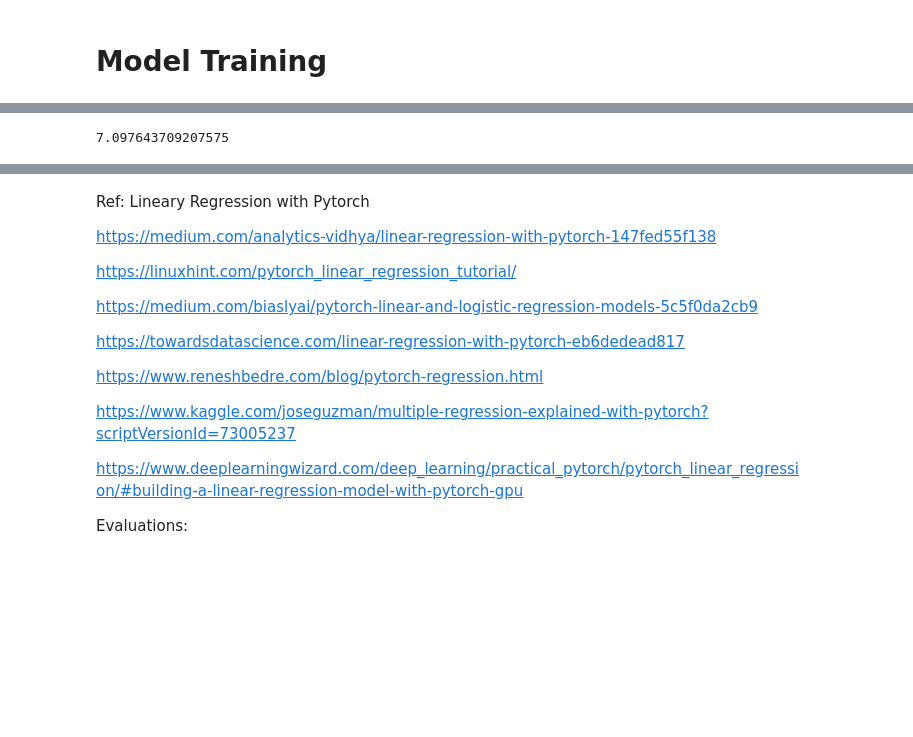
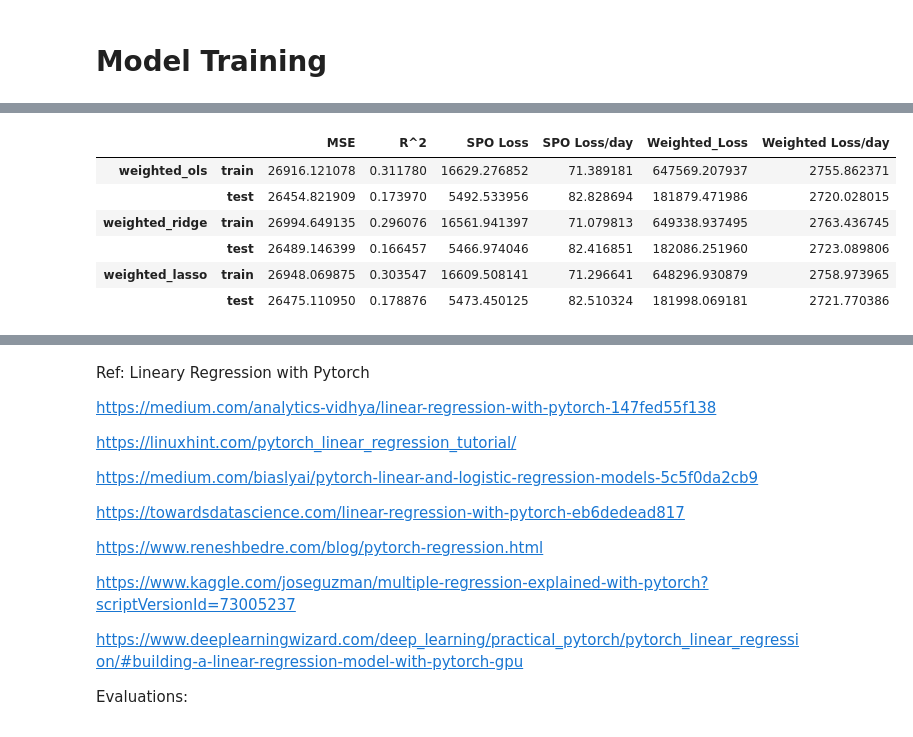
Before and after one commit to tianlei9581/DemandPredictionJD, a Jupyter notebook: PyTorch_pipe_weighted_Lei.ipynb, the cells around one changed output, grey strips where cells are left out. Saved outputs shown, nothing was run; the diff lists cells and outputs as text; code cells hidden in the pictures; blank space fills up the shorter version.

```diff
--- a/PyTorch_pipe_weighted_Lei.ipynb
+++ b/PyTorch_pipe_weighted_Lei.ipynb
@@ -561,6 +596,7 @@ skipping
 # %%
 MSE_columns, MSE_index = final_results[1]['MSE result'].columns, final_results[1]['MSE result'].index
 SPO_columns, SPO_index = final_results[1]['SPO result'].columns, final_results[1]['SPO result'].index
+Weighted_columns, Weighted_index = final_results[1]['Weighted result'].columns, final_results[1]['Weighted result'].index
 # %%
 final_mse_ave = sum([results['MSE result'].to_numpy() for results in final_results.values()])/len(final_results)
 
@@ -588,5 +624,15 @@ pd.DataFrame(final_spo_ave, columns = SPO_columns, index = SPO_index)
+# %%
+final_spo_ave = sum([results['Weighted result'].to_numpy() for results in final_results.values()])/len(final_results)
+
+pd.DataFrame(final_spo_ave, columns = Weighted_columns, index = Weighted_index)
+# %% [output]
+|  |  | MSE | R^2 | SPO Loss | SPO Loss/day | Weighted_Loss | Weighted Loss/day |
+| weighted_ols | train | 26916.121078 | 0.311780 | 16629.276852 | 71.389181 | 647569.207937 | 2755.862371 |
+|  | test | 26454.821909 | 0.173970 | 5492.533956 | 82.828694 | 181879.471986 | 2720.028015 |
+| weighted_ridge | train | 26994.649135 | 0.296076 | 16561.941397 | 71.079813 | 649338.937495 | 2763.436745 |
+|  | test | 26489.146399 | 0.166457 | 5466.974046 | 82.416851 | 182086.251960 | 2723.089806 |
+| weighted_lasso | train | 26948.069875 | 0.303547 | 16609.508141 | 71.296641 | 648296.930879 | 2758.973965 |
+|  | test | 26475.110950 | 0.178876 | 5473.450125 | 82.510324 | 181998.069181 | 2721.770386 |
 # %%
-final_results[1]['SPO result'].loc[('spo_lasso','test'), 'SPO Loss Ave']
+# final_results[1]['SPO result'].loc[('spo_lasso','test'), 'SPO Loss']
-# %% [output]
-7.097643709207575
 # %%
```
Also changed, not shown: parts of 25 cells of this notebook, 2 other files.
